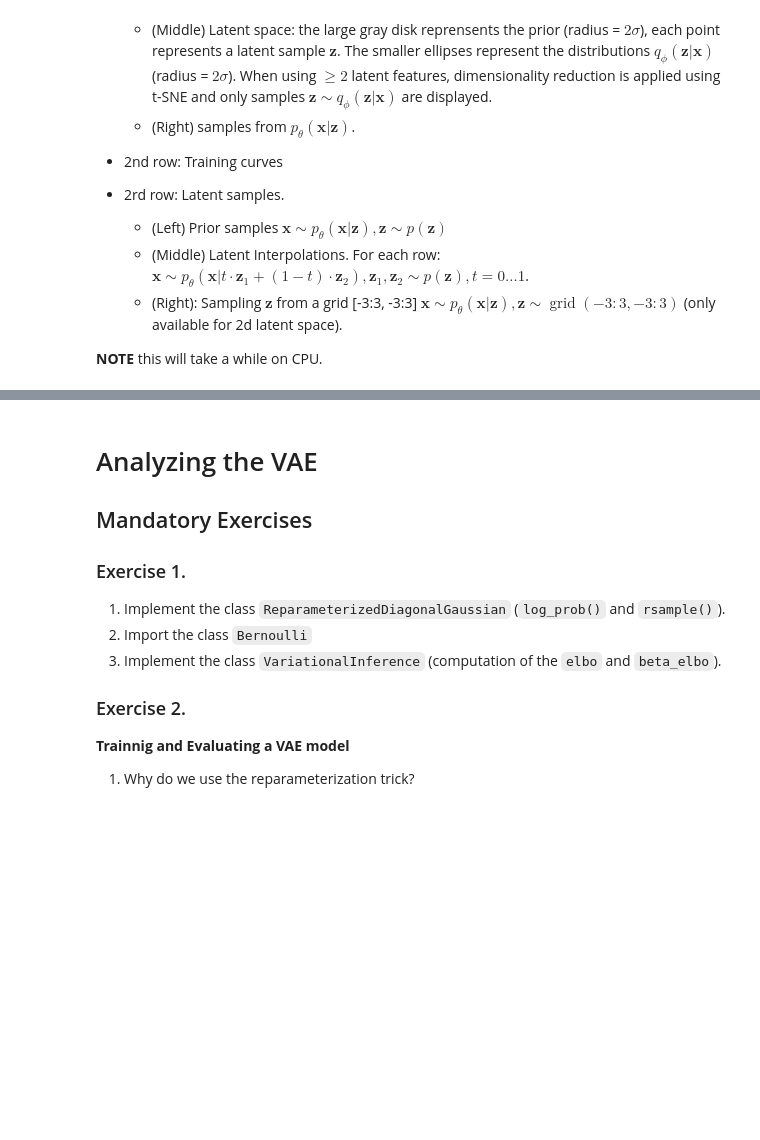
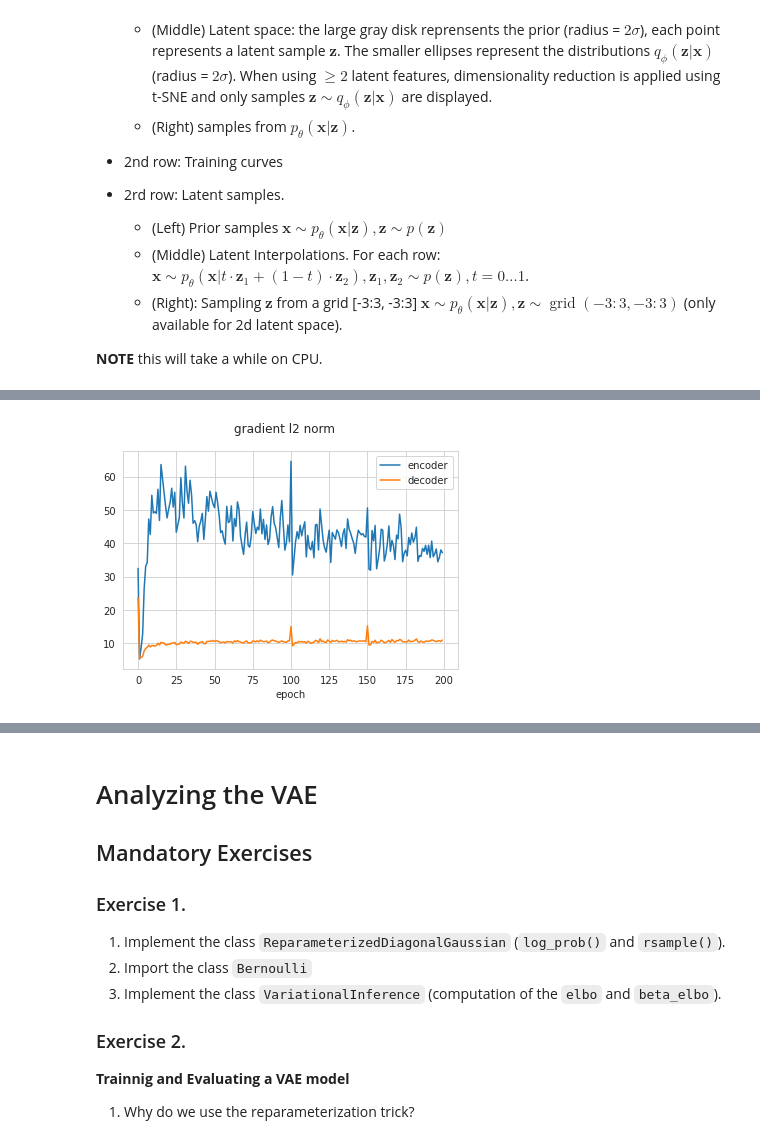
Before and after one commit to LaugeHermansen/02456-deep-learning-with-PyTorch, a Jupyter notebook: 7_Unsupervised/7.2-EXE-variational-autoencoder.ipynb, the cells around one changed output, grey strips where cells are left out. Saved outputs shown, nothing was run; the diff lists cells and outputs as text; code cells hidden in the pictures; blank space fills up the shorter version.

```diff
--- a/7_Unsupervised/7.2-EXE-variational-autoencoder.ipynb
+++ b/7_Unsupervised/7.2-EXE-variational-autoencoder.ipynb
@@ -831,0 +880,16 @@ for latent_features_ in [2,3,4,6,10,15,20]:
+# %%
+variational_autoencoders = defaultdict(dict)
+# %%
+# test beta
+latent_features = 10
+layer_dims = (256, 128)
+vi = VariationalInference(beta=beta)
+for beta_ in (0, 1e-2, 1e-1, 1, 1e1, 1e2):
+    print("beta:", beta_)
+    vae = FFNNVAE(images[0].shape, latent_features, batchnorm=True, layer_dims=layer_dims)#, dropout_p=0.3)
+    train_vae(vae, beta_, train_loader, test_loader, num_epochs, batch_size, eval_batch_size, lr, plot_during_training=False, plot_mean=False, print_epoch=False)
+    vi = VariationalInference(beta=beta_)
+    variational_autoencoders['beta'][beta_] = (vae, vi)
+    save(variational_autoencoders, temporary=True)
+remove_temp()
+save(variational_autoencoders)
@@ -831,0 +916,4 @@ for latent_features_ in [2,3,4,6,10,15,20]:
+# %%
+vae = FFNNVAE(images[0].shape, 10, batchnorm=False)#, dropout_p=0.3)
+# %%
+train_vae(vae, beta, train_loader, test_loader, 200, batch_size, eval_batch_size, lr, plot_during_training=False, plot_mean=False, print_epoch=True)
@@ -832 +938,10 @@ for latent_features_ in [2,3,4,6,10,15,20]:
+# %%
+plt.plot(vae.training_data['encoder_grad'], label ='encoder')
+plt.plot(vae.training_data['decoder_grad'], label ='decoder')
+plt.xlabel('epoch')
+plt.suptitle('gradient l2 norm')
+plt.legend()
+plt.show()
+# %% [output]
+[figure, added]
 # %%
```
Also changed, not shown: parts of 17 cells of this notebook.
